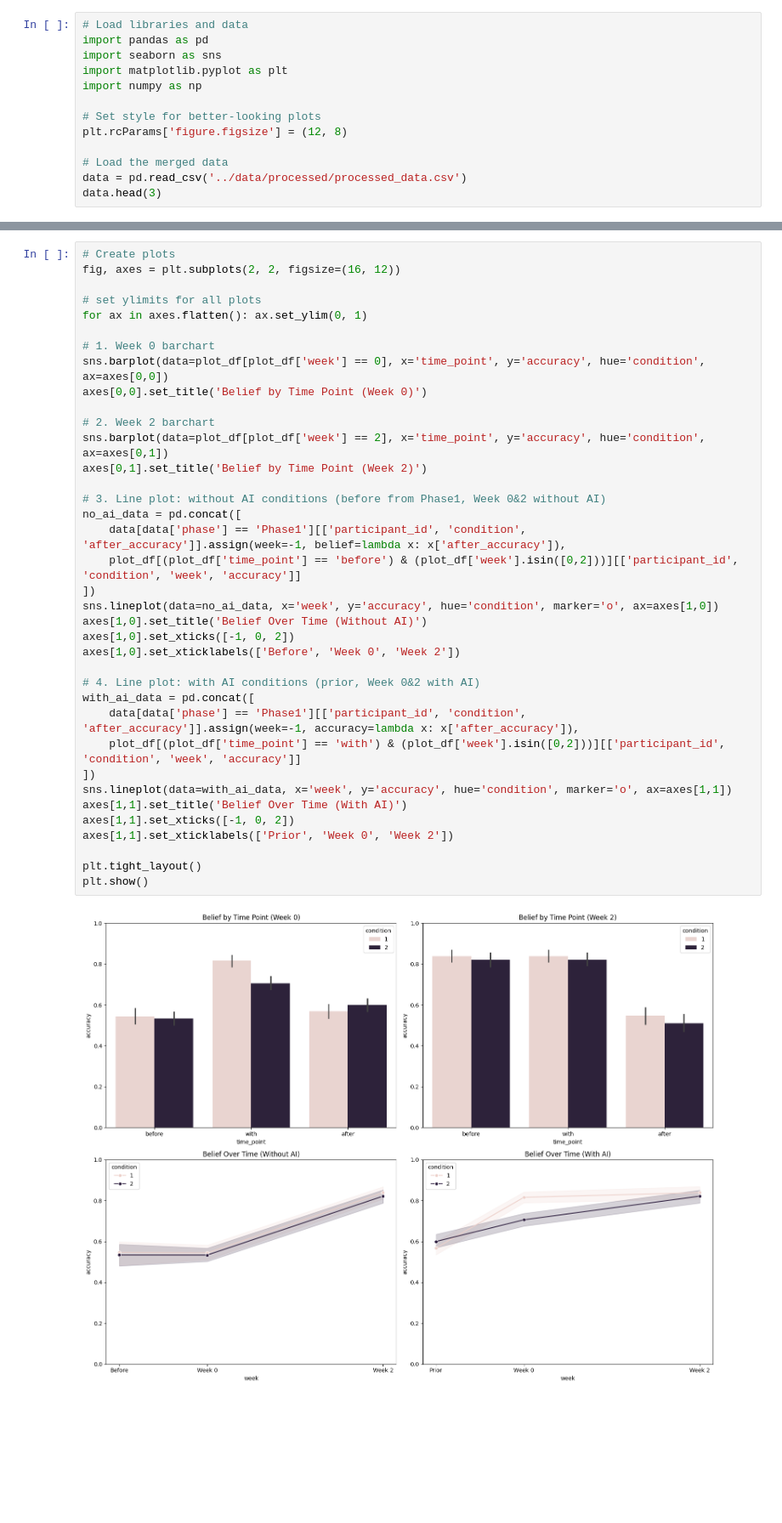
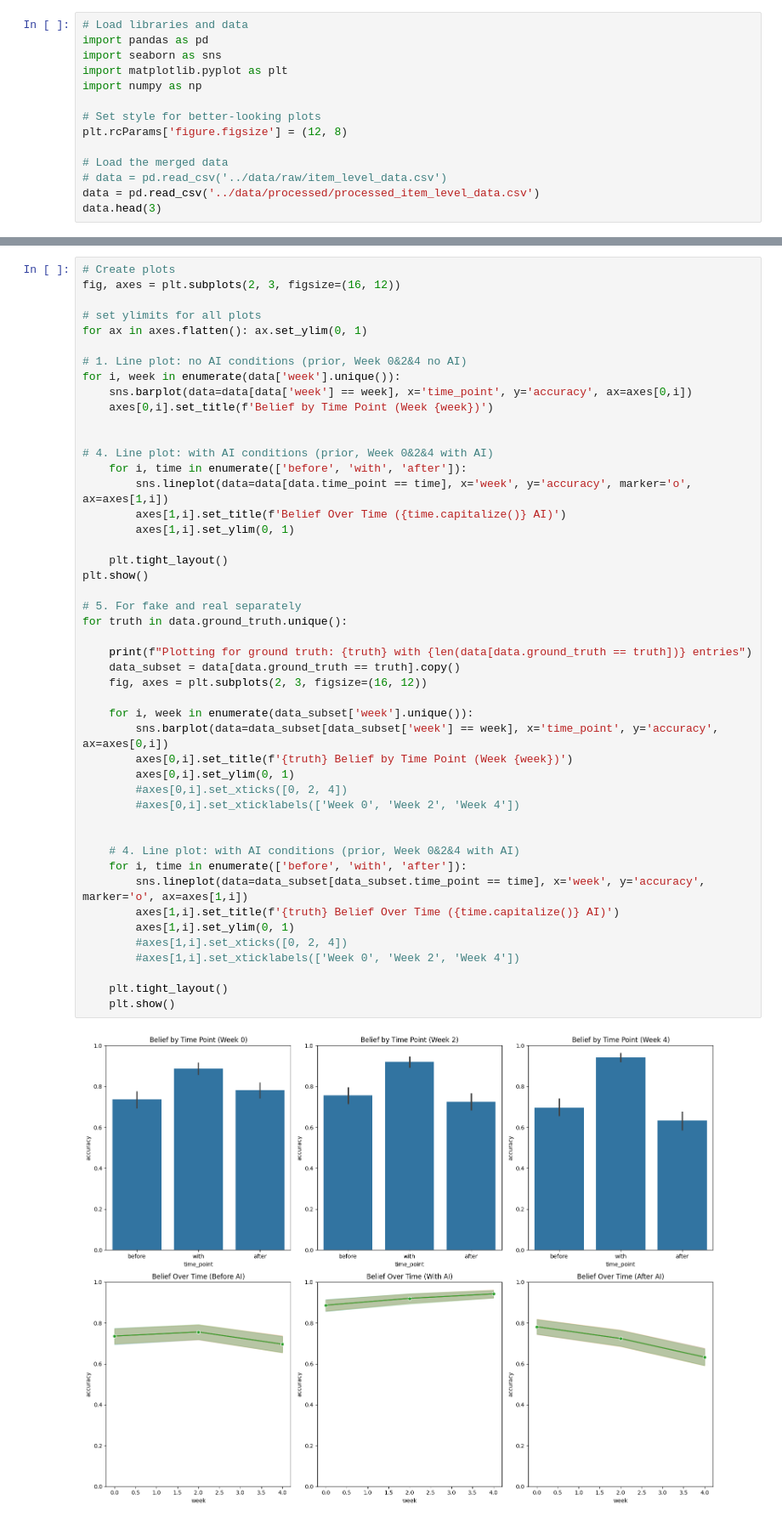
Before and after one commit to mitmedialab/newsapp, a Jupyter notebook: analysis/plot.ipynb, the cells around one changed output, grey strips where cells are left out. Shown at 85% size. Drawn from its saved outputs; the diff is of its cells as text; blank space fills up the shorter version.

```diff
--- a/analysis/plot.ipynb
+++ b/analysis/plot.ipynb
@@ -9,6 +9,7 @@ import numpy as np
 plt.rcParams['figure.figsize'] = (12, 8)
 
 # Load the merged data
-data = pd.read_csv('../data/processed/processed_data.csv')
+# data = pd.read_csv('../data/raw/item_level_data.csv')
+data = pd.read_csv('../data/processed/processed_item_level_data.csv')
 data.head(3)
 # %% [output]
@@ -45,39 +53,49 @@ KeyError: 'itemid'
 # %%
 # Create plots
-fig, axes = plt.subplots(2, 2, figsize=(16, 12))
+fig, axes = plt.subplots(2, 3, figsize=(16, 12))
 
 # set ylimits for all plots
 for ax in axes.flatten(): ax.set_ylim(0, 1)
 
-# 1. Week 0 barchart
-sns.barplot(data=plot_df[plot_df['week'] == 0], x='time_point', y='accuracy', hue='condition', ax=axes[0,0])
-axes[0,0].set_title('Belief by Time Point (Week 0)')
+# 1. Line plot: no AI conditions (prior, Week 0&2&4 no AI)
+for i, week in enumerate(data['week'].unique()):
+    sns.barplot(data=data[data['week'] == week], x='time_point', y='accuracy', ax=axes[0,i])
+    axes[0,i].set_title(f'Belief by Time Point (Week {week})')
 
-# 2. Week 2 barchart
-sns.barplot(data=plot_df[plot_df['week'] == 2], x='time_point', y='accuracy', hue='condition', ax=axes[0,1])
-axes[0,1].set_title('Belief by Time Point (Week 2)')
 
-# 3. Line plot: without AI conditions (before from Phase1, Week 0&2 without AI)
-no_ai_data = pd.concat([
-    data[data['phase'] == 'Phase1'][['participant_id', 'condition', 'after_accuracy']].assign(week=-1, belief=lambda x: x['after_accuracy']),
-    plot_df[(plot_df['time_point'] == 'before') & (plot_df['week'].isin([0,2]))][['participant_id', 'condition', 'week', 'accuracy']]
-])
-sns.lineplot(data=no_ai_data, x='week', y='accuracy', hue='condition', marker='o', ax=axes[1,0])
-axes[1,0].set_title('Belief Over Time (Without AI)')
-axes[1,0].set_xticks([-1, 0, 2])
-axes[1,0].set_xticklabels(['Before', 'Week 0', 'Week 2'])
+# 4. Line plot: with AI conditions (prior, Week 0&2&4 with AI)
+    for i, time in enumerate(['before', 'with', 'after']):
+        sns.lineplot(data=data[data.time_point == time], x='week', y='accuracy', marker='o', ax=axes[1,i])
+        axes[1,i].set_title(f'Belief Over Time ({time.capitalize()} AI)')
+        axes[1,i].set_ylim(0, 1)
 
-# 4. Line plot: with AI conditions (prior, Week 0&2 with AI)
-with_ai_data = pd.concat([
-    data[data['phase'] == 'Phase1'][['participant_id', 'condition', 'after_accuracy']].assign(week=-1, accuracy=lambda x: x['after_accuracy']),
-    plot_df[(plot_df['time_point'] == 'with') & (plot_df['week'].isin([0,2]))][['participant_id', 'condition', 'week', 'accuracy']]
-])
-sns.lineplot(data=with_ai_data, x='week', y='accuracy', hue='condition', marker='o', ax=axes[1,1])
-axes[1,1].set_title('Belief Over Time (With AI)')
-axes[1,1].set_xticks([-1, 0, 2])
-axes[1,1].set_xticklabels(['Prior', 'Week 0', 'Week 2'])
+    plt.tight_layout()
+plt.show()
 
-plt.tight_layout()
-plt.show()
+# 5. For fake and real separately
+for truth in data.ground_truth.unique():
+
+    print(f"Plotting for ground truth: {truth} with {len(data[data.ground_truth == truth])} entries")
+    data_subset = data[data.ground_truth == truth].copy()
+    fig, axes = plt.subplots(2, 3, figsize=(16, 12))
+
+    for i, week in enumerate(data_subset['week'].unique()):
+        sns.barplot(data=data_subset[data_subset['week'] == week], x='time_point', y='accuracy', ax=axes[0,i])
+        axes[0,i].set_title(f'{truth} Belief by Time Point (Week {week})')
+        axes[0,i].set_ylim(0, 1)
+        #axes[0,i].set_xticks([0, 2, 4])
+        #axes[0,i].set_xticklabels(['Week 0', 'Week 2', 'Week 4'])
+
+
+    # 4. Line plot: with AI conditions (prior, Week 0&2&4 with AI)
+    for i, time in enumerate(['before', 'with', 'after']):
+        sns.lineplot(data=data_subset[data_subset.time_point == time], x='week', y='accuracy', marker='o', ax=axes[1,i])
+        axes[1,i].set_title(f'{truth} Belief Over Time ({time.capitalize()} AI)')
+        axes[1,i].set_ylim(0, 1)
+        #axes[1,i].set_xticks([0, 2, 4])
+        #axes[1,i].set_xticklabels(['Week 0', 'Week 2', 'Week 4'])
+
+    plt.tight_layout()
+    plt.show()
 # %% [output]
-[figure, old version]
+[figure, new version]
```
Also changed, not shown: parts of 7 cells of this notebook, 26 other files.
